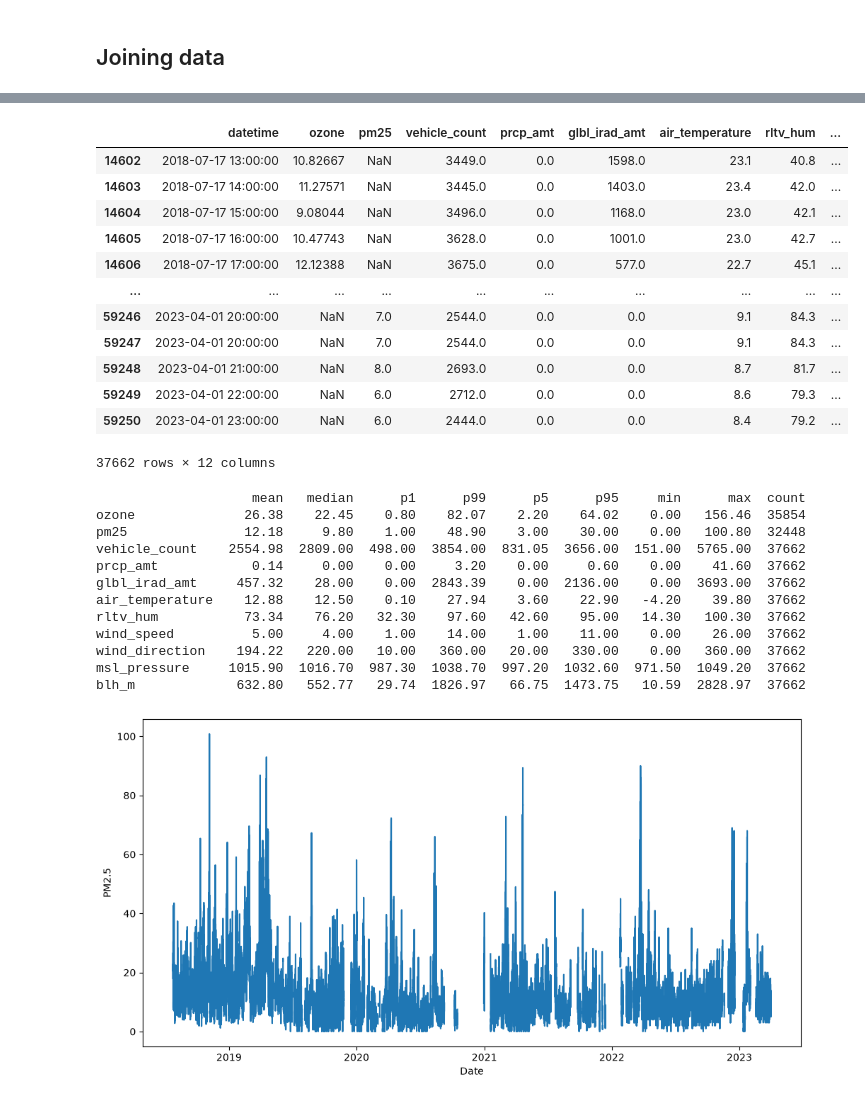
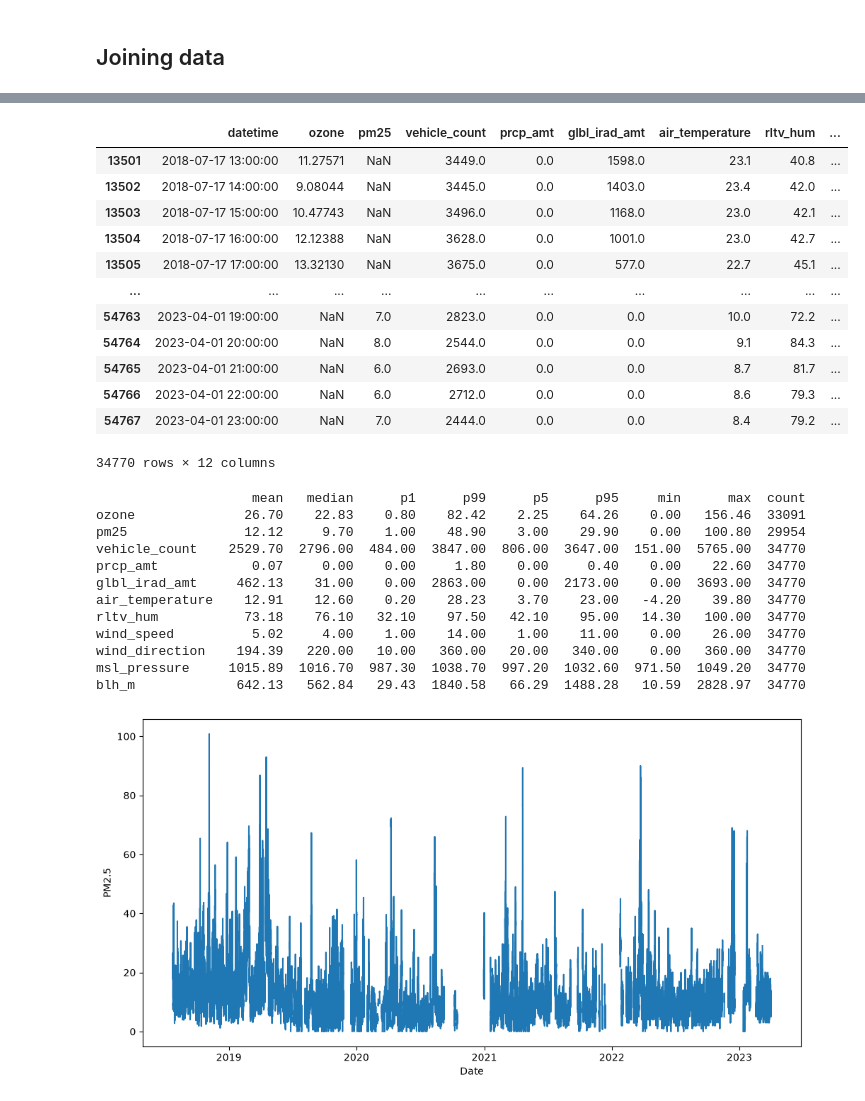
Before and after one commit to Salies/my1-sr, a Jupyter notebook: transform/bronze_to_silver.ipynb, the cells around one changed output, grey strips where cells are left out. Saved outputs shown, nothing was run; the diff lists cells and outputs as text; code cells hidden in the pictures.

```diff
--- a/transform/bronze_to_silver.ipynb
+++ b/transform/bronze_to_silver.ipynb
@@ -32,15 +32,17 @@ def load_tfl_data(file_path):
 def load_aurn_data(file_path):
     """
     Carrega um arquivo de dados de poluentes do AURN.
+    AURN é "hour-ending" (GMT): "01:00" = média de 00:00-01:00, "24:00" = 23:00-24:00.
+    Convertemos para "hour-start", seguindo a convenção de ob_start_time do MIDAS.
     """
     df = pd.read_csv(file_path, skiprows=17)
     df = df[['Date', 'Time', 'Ozone', 'PM2.5 particulate matter (Hourly measured)']]
     # drop "End" date row
     df = df[df['Date'] != 'End']
-    # convert 24:00:00 to 00:00:00 of same day
-    df['Date'] = pd.to_datetime(df['Date'], format='%Y-%m-%d')
-    df['Time'] = df['Time'].replace('24:00:00', '00:00:00')
-    df['DateTime'] = pd.to_datetime(df['Date'].dt.strftime('%Y-%m-%d') + ' ' + df['Time'], format='%Y-%m-%d %H:%M:%S')
+    # "24:00:00" → +1 dia via to_timedelta; -1h converte para início do intervalo
+    df['DateTime'] = (pd.to_datetime(df['Date'], format='%Y-%m-%d')
+                      + pd.to_timedelta(df['Time'])
+                      - pd.Timedelta(hours=1))
     # rename
     df = df.rename(columns={'Ozone': 'ozone', 'PM2.5 particulate matter (Hourly measured)': 'pm25'})
     df = df[['DateTime', 'ozone', 'pm25']]
@@ -56,6 +67,8 @@ df_rain = pd.DataFrame(columns=['ob_start_time', 'prcp_amt'])
 for i in range(17, 24):
     fp = BASE_PATH + f"rain/midas-open_uk-hourly-rain-obs_dv-202607_greater-london_00697_london-st-jamess-park_qcv-1_20{i}.csv"
     df_rain_sub = load_midas_data(fp, skip_rows=64)
+    # MIDAS hourly rain files include 12-hour totals at 09:00 and 21:00 UTC alongside the hourly records
+    df_rain_sub = df_rain_sub[df_rain_sub['ob_hour_count'] == 1]
     # selecting only needed columns
     # prcp_amt = Precipitation amount | mm
     df_rain_sub = df_rain_sub[['ob_start_time', 'prcp_amt']]
@@ -186,12 +199,13 @@ df_vehicle = df_vehicle.rename(columns={'time': 'datetime'})
 df_blh = df_blh.rename(columns={'time_utc': 'datetime'})
 df_pollutants = df_pollutants.rename(columns={'DateTime': 'datetime'})
 # %%
-df_joined = df_pollutants.merge(df_vehicle, on='datetime', how='left')
-df_joined = df_joined.merge(df_rain, on='datetime', how='left')
-df_joined = df_joined.merge(df_radiation, on='datetime', how='left')
-df_joined = df_joined.merge(df_weather1, on='datetime', how='left')
-df_joined = df_joined.merge(df_weather2, on='datetime', how='left')
-df_joined = df_joined.merge(df_blh, on='datetime', how='left')
+# added join safeguard
+df_joined = df_pollutants.merge(df_vehicle, on='datetime', how='left', validate='one_to_one')
+df_joined = df_joined.merge(df_rain, on='datetime', how='left', validate='one_to_one')
+df_joined = df_joined.merge(df_radiation, on='datetime', how='left', validate='one_to_one')
+df_joined = df_joined.merge(df_weather1, on='datetime', how='left', validate='one_to_one')
+df_joined = df_joined.merge(df_weather2, on='datetime', how='left', validate='one_to_one')
+df_joined = df_joined.merge(df_blh, on='datetime', how='left', validate='one_to_one')
 
 df_joined
 # %% [output]
@@ -211,41 +225,44 @@ df_joined
 # %%
 df_clean = df_joined.copy()
 
 # cleaning pollutant rows where the data = "No data"
 #df_clean = df_clean[df_clean != "No data"].dropna()
 # replace "ozone" and "pm25" columns with "No data" values to NaN
 df_clean['ozone'] = pd.to_numeric(df_clean['ozone'], errors='coerce')
 df_clean['pm25'] = pd.to_numeric(df_clean['pm25'], errors='coerce')
 
 df_clean['datetime'] = pd.to_datetime(df_clean['datetime'], format='%Y-%m-%d %H:%M:%S')
 
 # all other columns to float
 for col in df_clean.columns:
     if col not in ['datetime', 'ozone', 'pm25']:
         df_clean[col] = pd.to_numeric(df_clean[col])
 
 # clip negative pollutants to 0
 df_clean['ozone'] = df_clean['ozone'].clip(lower=0)
 df_clean['pm25'] = df_clean['pm25'].clip(lower=0)
 
+# clip relative humidity to 0-100%
+df_clean['rltv_hum'] = df_clean['rltv_hum'].clip(lower=0, upper=100)
+
 # drop rows with NaN values, except for ozone and pm25, which we will keep as NaN for now
 df_clean = df_clean.dropna(subset=[col for col in df_clean.columns if col not in ['ozone', 'pm25']])
 
 df_clean
 # %% [output]
 |  | datetime | ozone | pm25 | vehicle_count | prcp_amt | glbl_irad_amt | air_temperature | rltv_hum | ... |
-| 14602 | 2018-07-17 13:00:00 | 10.82667 | NaN | 3449.0 | 0.0 | 1598.0 | 23.1 | 40.8 | ... |
-| 14603 | 2018-07-17 14:00:00 | 11.27571 | NaN | 3445.0 | 0.0 | 1403.0 | 23.4 | 42.0 | ... |
-| 14604 | 2018-07-17 15:00:00 | 9.08044 | NaN | 3496.0 | 0.0 | 1168.0 | 23.0 | 42.1 | ... |
-| 14605 | 2018-07-17 16:00:00 | 10.47743 | NaN | 3628.0 | 0.0 | 1001.0 | 23.0 | 42.7 | ... |
-| 14606 | 2018-07-17 17:00:00 | 12.12388 | NaN | 3675.0 | 0.0 | 577.0 | 22.7 | 45.1 | ... |
+| 13501 | 2018-07-17 13:00:00 | 11.27571 | NaN | 3449.0 | 0.0 | 1598.0 | 23.1 | 40.8 | ... |
+| 13502 | 2018-07-17 14:00:00 | 9.08044 | NaN | 3445.0 | 0.0 | 1403.0 | 23.4 | 42.0 | ... |
+| 13503 | 2018-07-17 15:00:00 | 10.47743 | NaN | 3496.0 | 0.0 | 1168.0 | 23.0 | 42.1 | ... |
+| 13504 | 2018-07-17 16:00:00 | 12.12388 | NaN | 3628.0 | 0.0 | 1001.0 | 23.0 | 42.7 | ... |
+| 13505 | 2018-07-17 17:00:00 | 13.32130 | NaN | 3675.0 | 0.0 | 577.0 | 22.7 | 45.1 | ... |
 | ... | ... | ... | ... | ... | ... | ... | ... | ... | ... |
-| 59246 | 2023-04-01 20:00:00 | NaN | 7.0 | 2544.0 | 0.0 | 0.0 | 9.1 | 84.3 | ... |
-| 59247 | 2023-04-01 20:00:00 | NaN | 7.0 | 2544.0 | 0.0 | 0.0 | 9.1 | 84.3 | ... |
-| 59248 | 2023-04-01 21:00:00 | NaN | 8.0 | 2693.0 | 0.0 | 0.0 | 8.7 | 81.7 | ... |
-| 59249 | 2023-04-01 22:00:00 | NaN | 6.0 | 2712.0 | 0.0 | 0.0 | 8.6 | 79.3 | ... |
-| 59250 | 2023-04-01 23:00:00 | NaN | 6.0 | 2444.0 | 0.0 | 0.0 | 8.4 | 79.2 | ... |
+| 54763 | 2023-04-01 19:00:00 | NaN | 7.0 | 2823.0 | 0.0 | 0.0 | 10.0 | 72.2 | ... |
+| 54764 | 2023-04-01 20:00:00 | NaN | 8.0 | 2544.0 | 0.0 | 0.0 | 9.1 | 84.3 | ... |
+| 54765 | 2023-04-01 21:00:00 | NaN | 6.0 | 2693.0 | 0.0 | 0.0 | 8.7 | 81.7 | ... |
+| 54766 | 2023-04-01 22:00:00 | NaN | 6.0 | 2712.0 | 0.0 | 0.0 | 8.6 | 79.3 | ... |
+| 54767 | 2023-04-01 23:00:00 | NaN | 7.0 | 2444.0 | 0.0 | 0.0 | 8.4 | 79.2 | ... |
-37662 rows × 12 columns
+34770 rows × 12 columns
 # %%
 # algumas estatísticas
 vars_ = df_clean.select_dtypes(include='number').columns
@@ -257,17 +274,17 @@ stats = pd.DataFrame({'mean': df_clean[vars_].mean(), 'median': df_clean[vars_].
 print(stats.round(2).to_string())
 # %% [output]
                     mean   median      p1      p99      p5      p95     min      max  count
-ozone              26.38    22.45    0.80    82.07    2.20    64.02    0.00   156.46  35854
-pm25               12.18     9.80    1.00    48.90    3.00    30.00    0.00   100.80  32448
-vehicle_count    2554.98  2809.00  498.00  3854.00  831.05  3656.00  151.00  5765.00  37662
-prcp_amt            0.14     0.00    0.00     3.20    0.00     0.60    0.00    41.60  37662
-glbl_irad_amt     457.32    28.00    0.00  2843.39    0.00  2136.00    0.00  3693.00  37662
-air_temperature    12.88    12.50    0.10    27.94    3.60    22.90   -4.20    39.80  37662
-rltv_hum           73.34    76.20   32.30    97.60   42.60    95.00   14.30   100.30  37662
-wind_speed          5.00     4.00    1.00    14.00    1.00    11.00    0.00    26.00  37662
-wind_direction    194.22   220.00   10.00   360.00   20.00   330.00    0.00   360.00  37662
-msl_pressure     1015.90  1016.70  987.30  1038.70  997.20  1032.60  971.50  1049.20  37662
-blh_m             632.80   552.77   29.74  1826.97   66.75  1473.75   10.59  2828.97  37662
+ozone              26.70    22.83    0.80    82.42    2.25    64.26    0.00   156.46  33091
+pm25               12.12     9.70    1.00    48.90    3.00    29.90    0.00   100.80  29954
+vehicle_count    2529.70  2796.00  484.00  3847.00  806.00  3647.00  151.00  5765.00  34770
+prcp_amt            0.07     0.00    0.00     1.80    0.00     0.40    0.00    22.60  34770
+glbl_irad_amt     462.13    31.00    0.00  2863.00    0.00  2173.00    0.00  3693.00  34770
+air_temperature    12.91    12.60    0.20    28.23    3.70    23.00   -4.20    39.80  34770
+rltv_hum           73.18    76.10   32.10    97.50   42.10    95.00   14.30   100.00  34770
+wind_speed          5.02     4.00    1.00    14.00    1.00    11.00    0.00    26.00  34770
+wind_direction    194.39   220.00   10.00   360.00   20.00   340.00    0.00   360.00  34770
+msl_pressure     1015.89  1016.70  987.30  1038.70  997.20  1032.60  971.50  1049.20  34770
+blh_m             642.13   562.84   29.43  1840.58   66.29  1488.28   10.59  2828.97  34770
 # %%
 df_plot = pd.DataFrame({
     "datetime": pd.date_range(start="2018-01-01", end="2023-12-31 23:00", freq="h")
@@ -284,7 +301,7 @@ plt.xlabel('Date')
 plt.ylabel('PM2.5')
 plt.show()
 # %% [output]
-[figure, old version]
+[figure, new version]
 # %%
 # save to silver
 df_clean.to_csv("../data/silver/my1_cleaned.csv", index=False)
```
Also changed, not shown: parts of 3 cells of this notebook, 1 other file.
